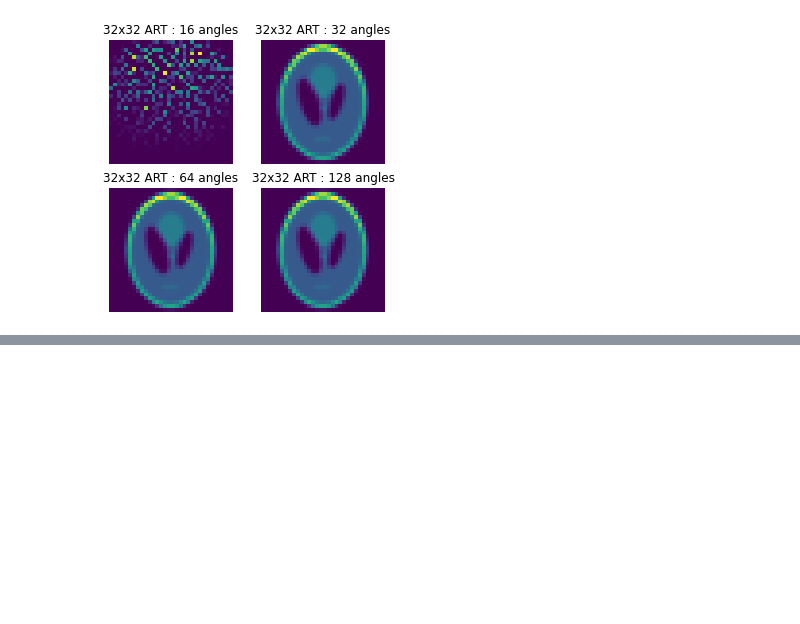
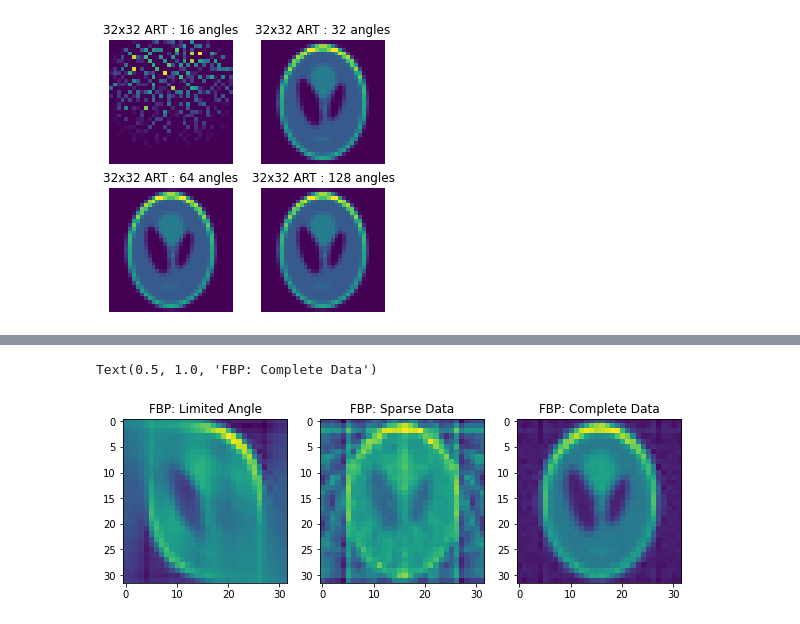
Before and after one commit to masa512/ece558, a Jupyter notebook: assignment5.ipynb, the cells around one changed output, grey strips where cells are left out. Drawn from its saved outputs; the diff is of its cells as text; code cells hidden in the pictures; blank space fills up the shorter version.

```diff
--- a/assignment5.ipynb
+++ b/assignment5.ipynb
@@ -90,0 +154,26 @@ for i,Nt in enumerate(N_thetas):
+# %%
+# Forward Projection for three cases
+x = X.reshape((-1,1))
+y1 = T_LA @ x
+y2 = T_SD @ x
+y3 = T_CD @ x
+
+# Perform filtered backprojection
+x1 = np.real(fbp(y1,T_LA,thetas1))
+x2 = np.real(fbp(y2,T_SD,thetas2))
+x3 = np.real(fbp(y3,T_CD,thetas3))
+
+# Reshape and plot
+f,axes = plt.subplots(1,3,figsize=(10,10))
+X1 = x1.reshape(N,N)
+axes[0].imshow(X1)
+axes[0].set_title('FBP: Limited Angle')
+X2 = x2.reshape(N,N)
+axes[1].imshow(X2)
+axes[1].set_title('FBP: Sparse Data')
+X3 = x3.reshape(N,N)
+axes[2].imshow(X3)
+axes[2].set_title('FBP: Complete Data')
+# %% [output]
+Text(0.5, 1.0, 'FBP: Complete Data')
+[figure, added]
```
Also changed, not shown: parts of 20 cells of this notebook.
